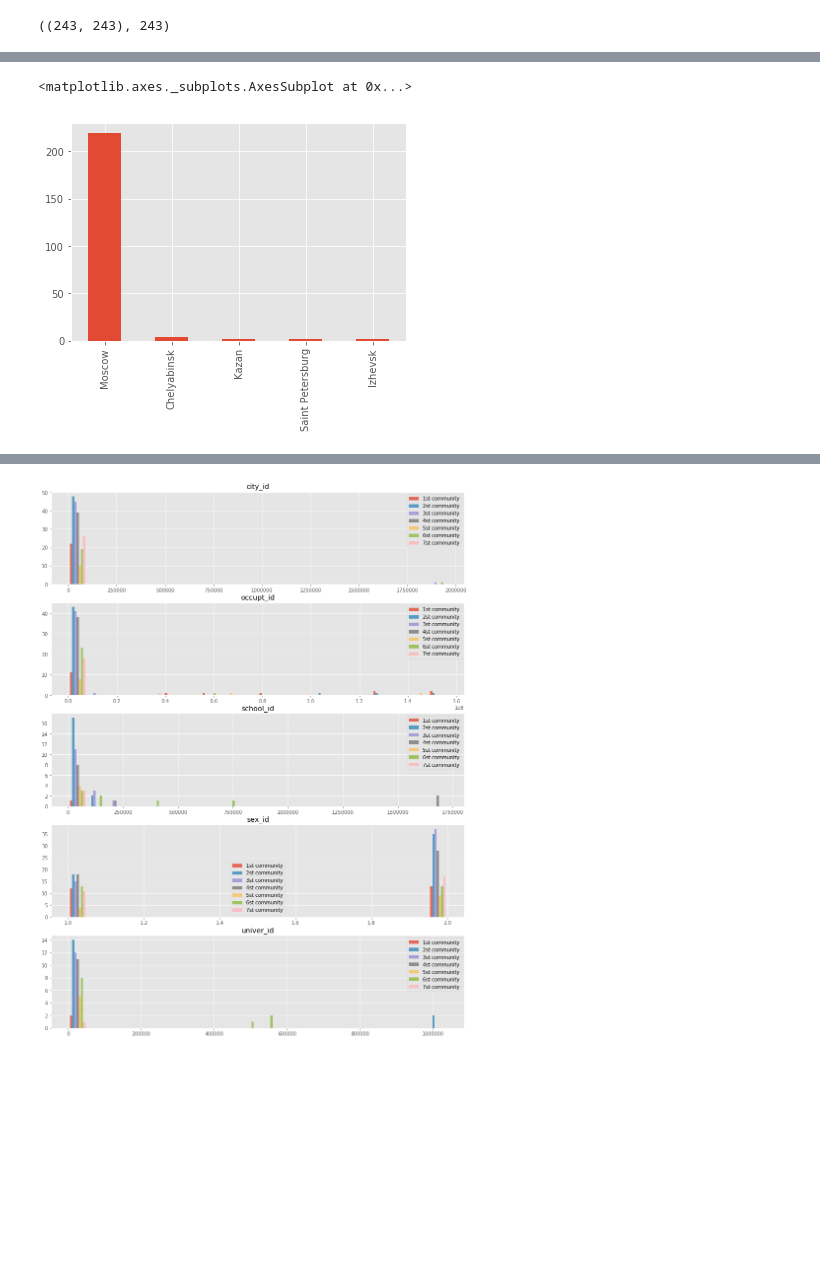
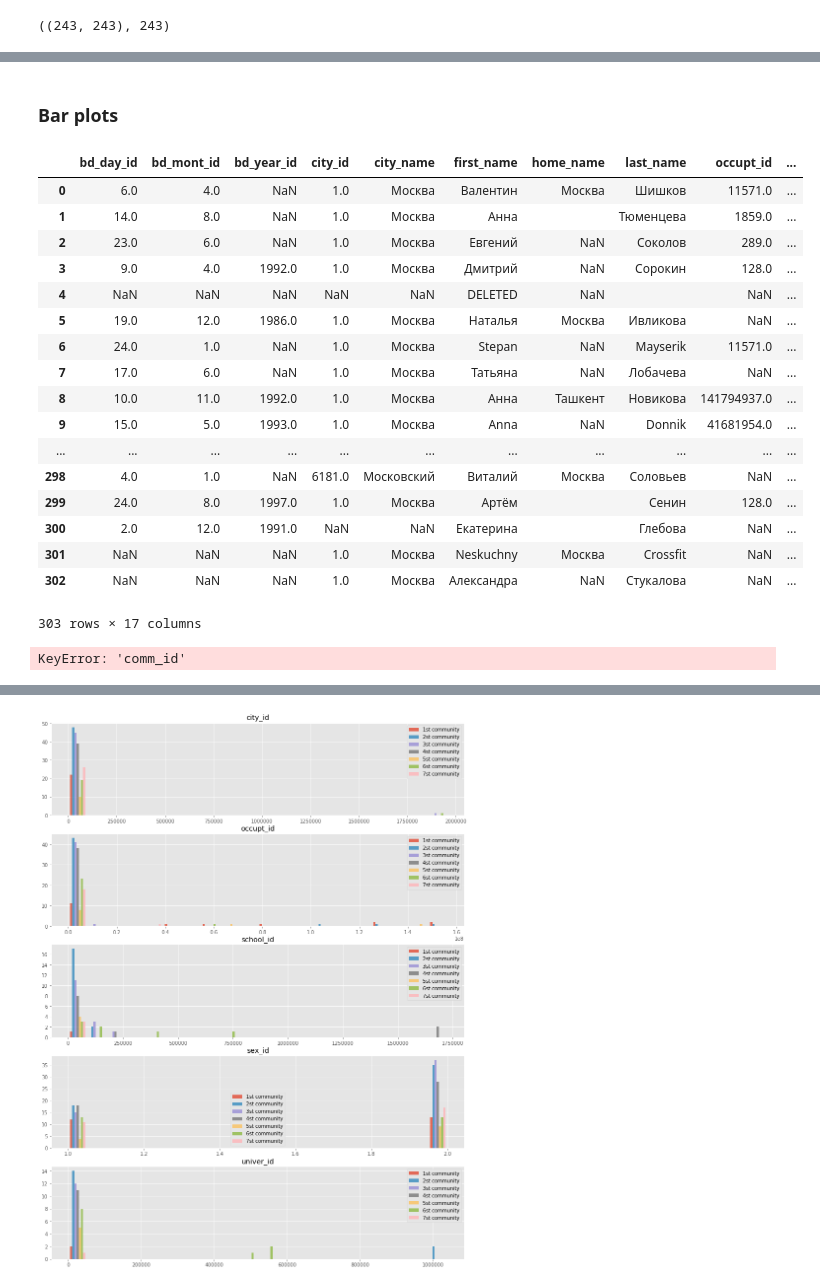
Before and after one commit to Tismoney/vk-graph, a Jupyter notebook: vk_api_hist.ipynb, the cells around one changed output, grey strips where cells are left out. Drawn from its saved outputs; the diff is of its cells as text; code cells hidden in the pictures; blank space fills up the shorter version.

Commit message:
Last Version

```diff
--- a/vk_api_hist.ipynb
+++ b/vk_api_hist.ipynb
@@ -298,12 +285,59 @@ plt.show()
-# %%
-df_bar_cities = df_info.loc[:,'city_name'].to_frame()
-frequency = df_bar_cities['city_name'].value_counts()
-removing = frequency[frequency <= 1].index
-df_bar_cities['city_name'].loc[df_bar_cities['city_name'].isin(removing)]=np.nan
-df_bar_cities.dropna(axis=0, how='any')['city_name'].value_counts().plot.bar()
-# %% [output]
-<matplotlib.axes._subplots.AxesSubplot at 0x...>
-[figure, removed]
+# %% [markdown]
+### Bar plots
+# %%
+df_info
+# %% [output]
+|  | bd_day_id | bd_mont_id | bd_year_id | city_id | city_name | first_name | home_name | last_name | occupt_id | ... |
+| 0 | 6.0 | 4.0 | NaN | 1.0 | Москва | Валентин | Москва | Шишков | 11571.0 | ... |
+| 1 | 14.0 | 8.0 | NaN | 1.0 | Москва | Анна |  | Тюменцева | 1859.0 | ... |
+| 2 | 23.0 | 6.0 | NaN | 1.0 | Москва | Евгений | NaN | Соколов | 289.0 | ... |
+| 3 | 9.0 | 4.0 | 1992.0 | 1.0 | Москва | Дмитрий | NaN | Сорокин | 128.0 | ... |
+| 4 | NaN | NaN | NaN | NaN | NaN | DELETED | NaN |  | NaN | ... |
+| 5 | 19.0 | 12.0 | 1986.0 | 1.0 | Москва | Наталья | Москва | Ивликова | NaN | ... |
+| 6 | 24.0 | 1.0 | NaN | 1.0 | Москва | Stepan | NaN | Mayserik | 11571.0 | ... |
+| 7 | 17.0 | 6.0 | NaN | 1.0 | Москва | Татьяна | NaN | Лобачева | NaN | ... |
+| 8 | 10.0 | 11.0 | 1992.0 | 1.0 | Москва | Анна | Ташкент | Новикова | 141794937.0 | ... |
+| 9 | 15.0 | 5.0 | 1993.0 | 1.0 | Москва | Anna | NaN | Donnik | 41681954.0 | ... |
+| ... | ... | ... | ... | ... | ... | ... | ... | ... | ... | ... |
+| 298 | 4.0 | 1.0 | NaN | 6181.0 | Московский | Виталий | Москва | Соловьев | NaN | ... |
+| 299 | 24.0 | 8.0 | 1997.0 | 1.0 | Москва | Артём |  | Сенин | 128.0 | ... |
+| 300 | 2.0 | 12.0 | 1991.0 | NaN | NaN | Екатерина |  | Глебова | NaN | ... |
+| 301 | NaN | NaN | NaN | 1.0 | Москва | Neskuchny | Москва | Crossfit | NaN | ... |
+| 302 | NaN | NaN | NaN | 1.0 | Москва | Александра | NaN | Стукалова | NaN | ... |
+303 rows × 17 columns
+# %%
+col = 'city_name'
+
+df_bar = pd.DataFrame(index=df_info[col].dropna().unique())
+
+for comm in df_info['comm_id'].dropna().unique():
+
+    ind = df_info[df_info['comm_id'] == comm][col].dropna().value_counts().index
+    count = df_info[df_info['comm_id'] == comm][col].dropna().value_counts().as_matrix()
+    ind = ind[count >= 2]
+    count = count[count >= 2]
+    df_bar[comm] = 0
+    df_bar[comm].loc[ind] = count
+
+df_bar.drop(df_bar.index[df_bar.sum(axis=1) == 0], inplace=True)
+
+
+
+fig, ax = plt.subplots(1, 1, figsize=(15, 4))
+width = 0.9/len(df_bar.columns)
+ind = df_bar[comm].index
+size = len(ind)
+
+for comm in df_bar.columns:
+    count = df_bar[comm].as_matrix()
+    ax.bar(comm * width + np.arange(size), count, width, alpha=0.8, label=str(comm+1)+'st')
+
+ax.set_xticks(np.arange(size))
+ax.set_xticklabels(df_bar.index, rotation = 90)
+ax.legend()
+plt.show()
+# %% [output]
+KeyError: 'comm_id'
 # %%
 df_bar_sex = df_info.loc[:,'sex_id'].to_frame()
 df_bar_sex = df_bar_sex.replace(to_replace = {'sex_id':{2:'male',1:'female'}})['sex_id'].value_counts()
```
Also changed, not shown: parts of 12 cells of this notebook, 1 other file.
